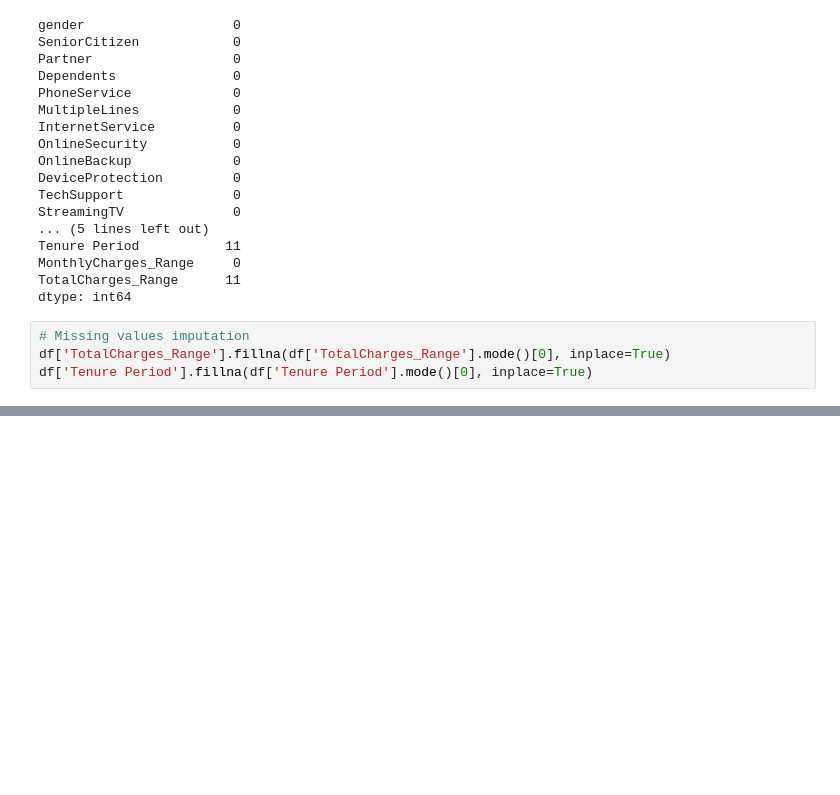
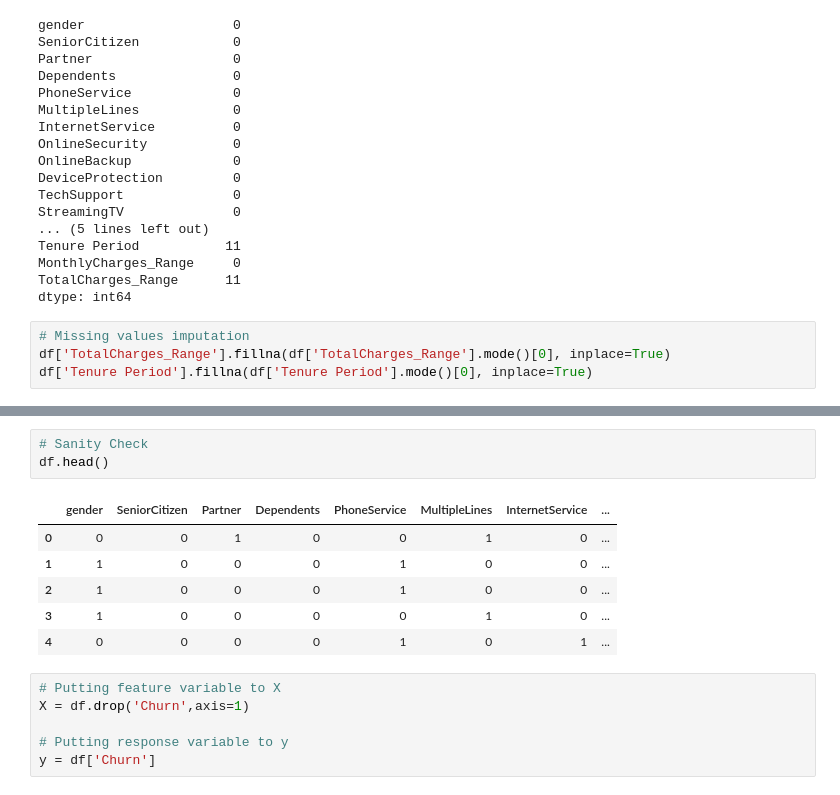
Before and after one commit to abijith-tk/ExplainableAI, a Jupyter notebook: decision-tree/decisiontree.ipynb, the cells around one changed output, grey strips where cells are left out. Drawn from its saved outputs; the diff is of its cells as text; blank space fills up the shorter version.

```diff
--- a/decision-tree/decisiontree.ipynb
+++ b/decision-tree/decisiontree.ipynb
@@ -146,0 +161,16 @@ df['Tenure Period'].fillna(df['Tenure Period'].mode()[0], inplace=True)
+# %%
+# Sanity Check
+df.head()
+# %% [output]
+|  | gender | SeniorCitizen | Partner | Dependents | PhoneService | MultipleLines | InternetService | ... |
+| 0 | 0 | 0 | 1 | 0 | 0 | 1 | 0 | ... |
+| 1 | 1 | 0 | 0 | 0 | 1 | 0 | 0 | ... |
+| 2 | 1 | 0 | 0 | 0 | 1 | 0 | 0 | ... |
+| 3 | 1 | 0 | 0 | 0 | 0 | 1 | 0 | ... |
+| 4 | 0 | 0 | 0 | 0 | 1 | 0 | 1 | ... |
+# %%
+# Putting feature variable to X
+X = df.drop('Churn',axis=1)
+
+# Putting response variable to y
+y = df['Churn']
```
Also changed, not shown: parts of 29 cells of this notebook.
